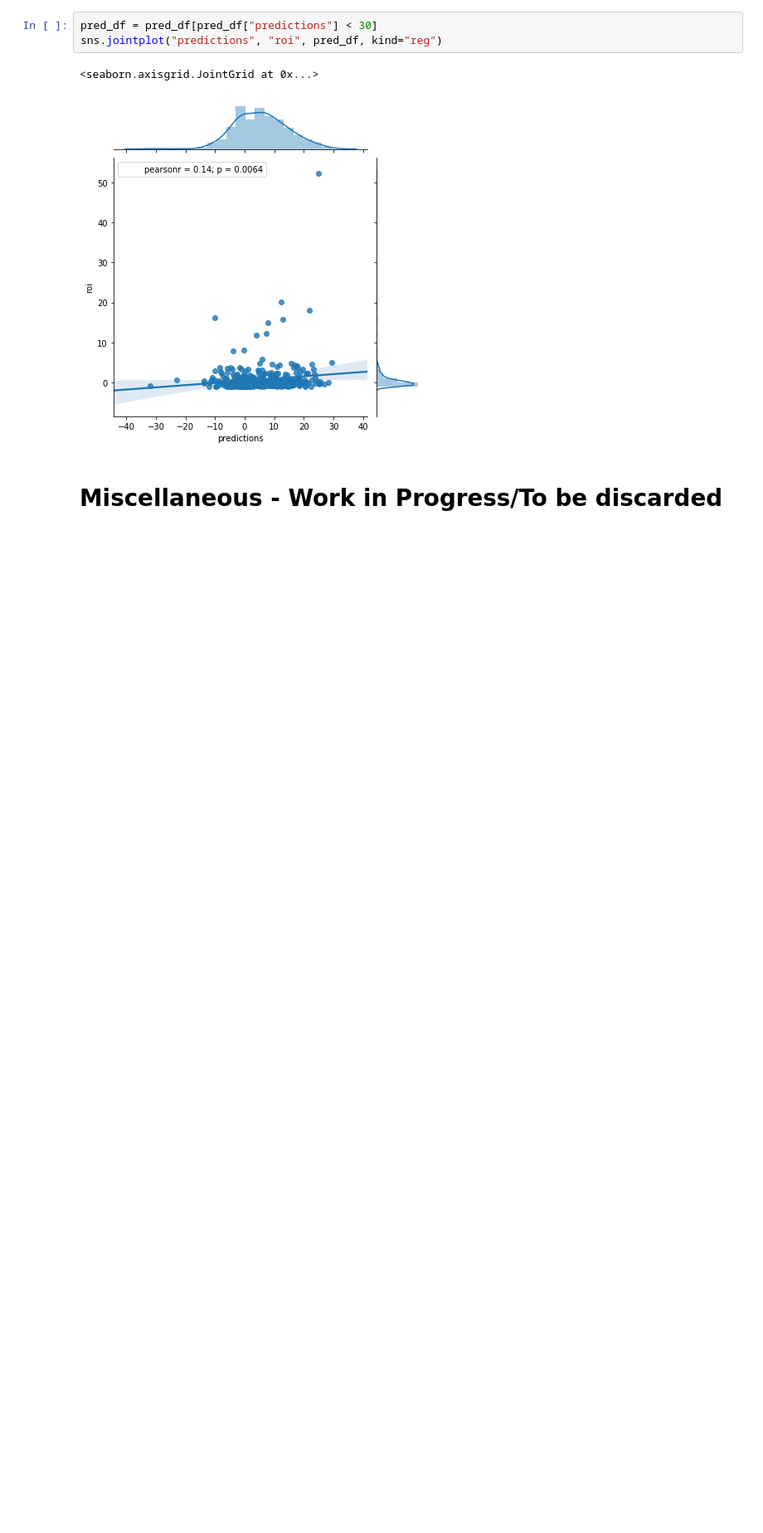
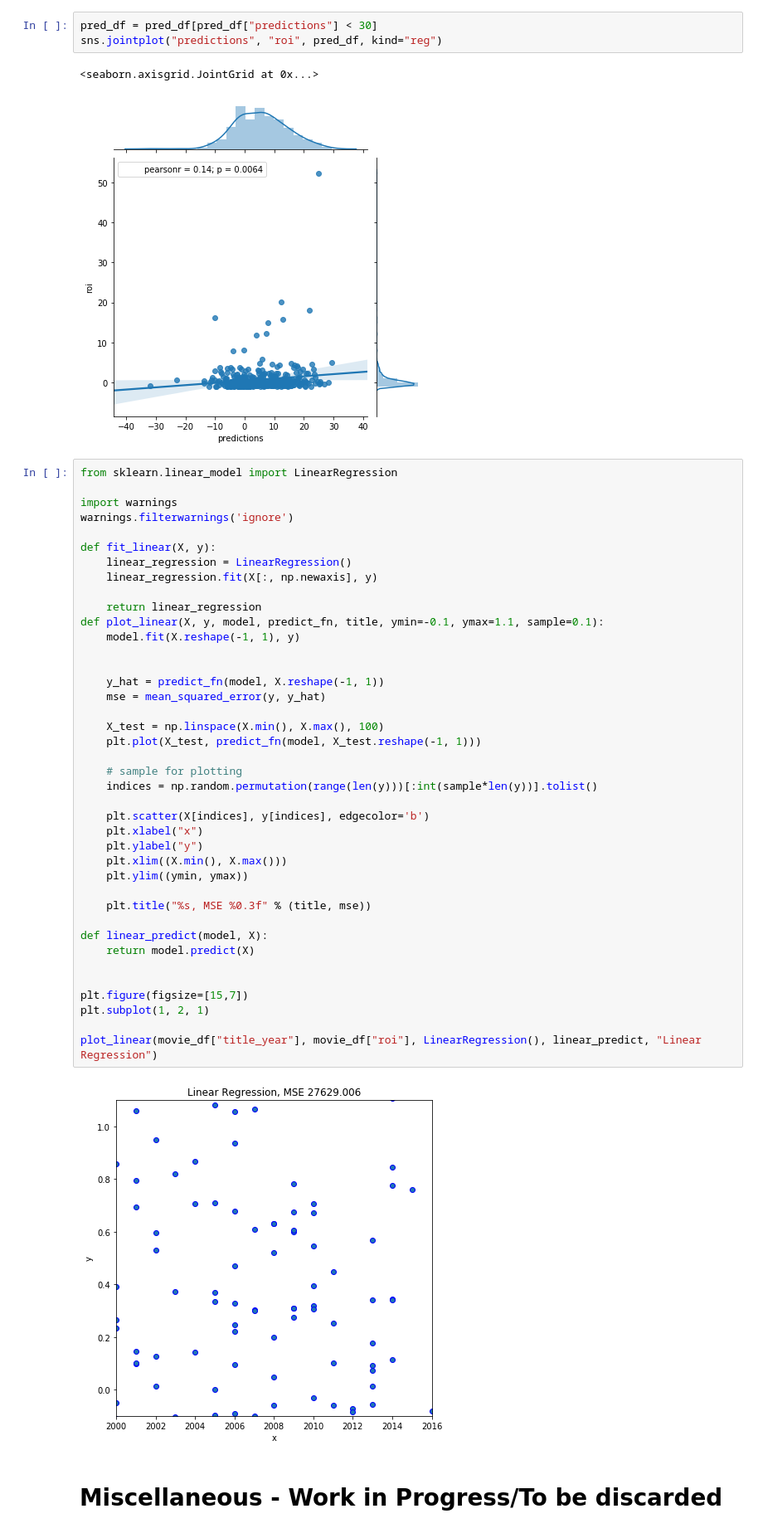
Before and after one commit to wolframbler/dsClass, a Jupyter notebook: Featurization_github path.ipynb, the cells around one changed output. Shown at 83% size. Saved outputs shown, nothing was run; the diff lists cells and outputs as text; blank space fills up the shorter version.

```diff
--- a/Featurization_github path.ipynb
+++ b/Featurization_github path.ipynb
@@ -381,6 +398,48 @@ sns.jointplot("predictions", "roi", pred_df, kind="reg")
 # %% [output]
 <seaborn.axisgrid.JointGrid at 0x...>
 [figure]
+# %%
+from sklearn.linear_model import LinearRegression
+
+import warnings
+warnings.filterwarnings('ignore')
+
+def fit_linear(X, y):
+    linear_regression = LinearRegression()
+    linear_regression.fit(X[:, np.newaxis], y)
+
+    return linear_regression
+def plot_linear(X, y, model, predict_fn, title, ymin=-0.1, ymax=1.1, sample=0.1):
+    model.fit(X.reshape(-1, 1), y)
+
+
+    y_hat = predict_fn(model, X.reshape(-1, 1))
+    mse = mean_squared_error(y, y_hat)
+
+    X_test = np.linspace(X.min(), X.max(), 100)
+    plt.plot(X_test, predict_fn(model, X_test.reshape(-1, 1)))
+
+    # sample for plotting
+    indices = np.random.permutation(range(len(y)))[:int(sample*len(y))].tolist()
+
+    plt.scatter(X[indices], y[indices], edgecolor='b')
+    plt.xlabel("x")
+    plt.ylabel("y")
+    plt.xlim((X.min(), X.max()))
+    plt.ylim((ymin, ymax))
+
+    plt.title("%s, MSE %0.3f" % (title, mse))
+
+def linear_predict(model, X):
+    return model.predict(X)
+
+
+plt.figure(figsize=[15,7])
+plt.subplot(1, 2, 1)
+
+plot_linear(movie_df["title_year"], movie_df["roi"], LinearRegression(), linear_predict, "Linear Regression")
+# %% [output]
+[figure, added]
 # %% [markdown]
 # Miscellaneous - Work in Progress/To be discarded
 # %%
```
Also changed, not shown: parts of 12 cells of this notebook, 1 other file.
